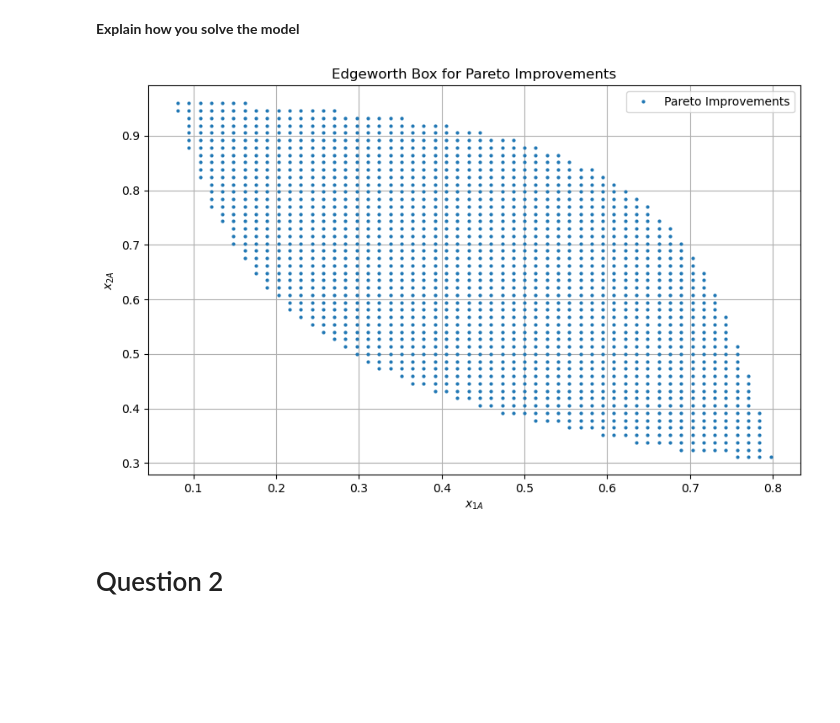
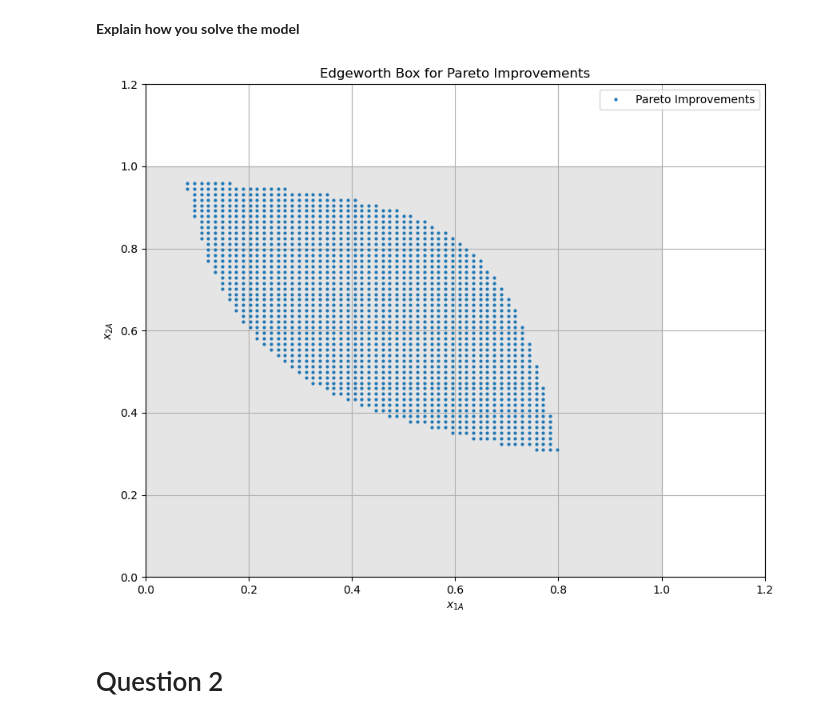
Before and after one commit to NumEconCopenhagen/projects-2024-econ-jyderne, a Jupyter notebook: inauguralproject/inauguralproject.ipynb, the cells around one changed output. Drawn from its saved outputs; the diff is of its cells as text; code cells hidden in the pictures; blank space fills up the shorter version.

```diff
--- a/inauguralproject/inauguralproject.ipynb
+++ b/inauguralproject/inauguralproject.ipynb
@@ -43,7 +43,7 @@ def demand_B(self, p1):
 
 
 # Initialize the exchange economy
-from exchange_economy import ExchangeEconomyClass
+economy = ExchangeEconomyClass()
 
 # Calculate the utility at endowment for both A and B
 utility_endowment_A = economy.utility_A(economy.par.w1A, economy.par.w2A)
@@ -55,35 +55,39 @@ x1A_values = np.linspace(0, 1, N)
 x2A_values = np.linspace(0, 1, N)
 
 # Initialize lists to hold Pareto improvements
 pareto_x1A = []
 pareto_x2A = []
 
 # Check each combination
 for x1A in x1A_values:
     for x2A in x2A_values:
         x1B = 1 - x1A
         x2B = 1 - x2A
 
         # Calculate utilities
         utility_A = economy.utility_A(x1A, x2A)
         utility_B = economy.utility_B(x1B, x2B)
 
         # Check if both A and B are at least as well off
         if utility_A >= utility_endowment_A and utility_B >= utility_endowment_B:
             pareto_x1A.append(x1A)
             pareto_x2A.append(x2A)
 
 # Plot the Pareto improvements in the Edgeworth box
-plt.figure(figsize=(10, 6))
+plt.figure(figsize=(10, 8))
 plt.plot(pareto_x1A, pareto_x2A, 'o', markersize=2, label='Pareto Improvements')
 plt.title('Edgeworth Box for Pareto Improvements')
 plt.xlabel('$x_{1A}$')
 plt.ylabel('$x_{2A}$')
+plt.xlim(0,1.2)
+plt.ylim(0,1.2)
 plt.legend()
 plt.grid(True)
+black_box = plt.Rectangle((0, 0), 1, 1, facecolor='black', edgecolor='black', alpha=0.1)  # alpha controls transparency
+plt.gca().add_patch(black_box)
 plt.show()
 # %% [output]
-[figure, old version]
+[figure, new version]
 # %% [markdown]
 # Question 2
 # %% [markdown]
```
Also changed, not shown: parts of 1 cell of this notebook, 1 other file.
